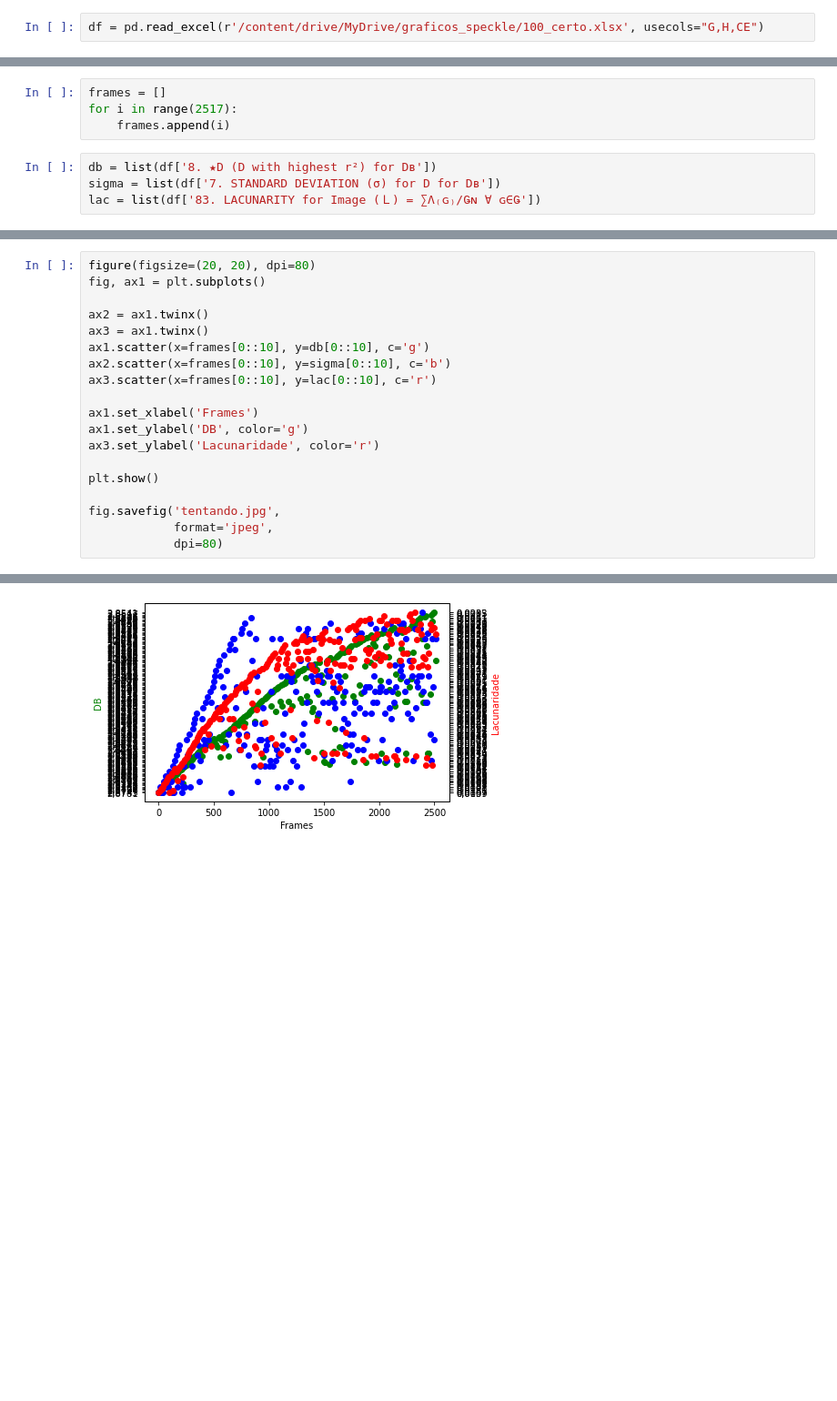
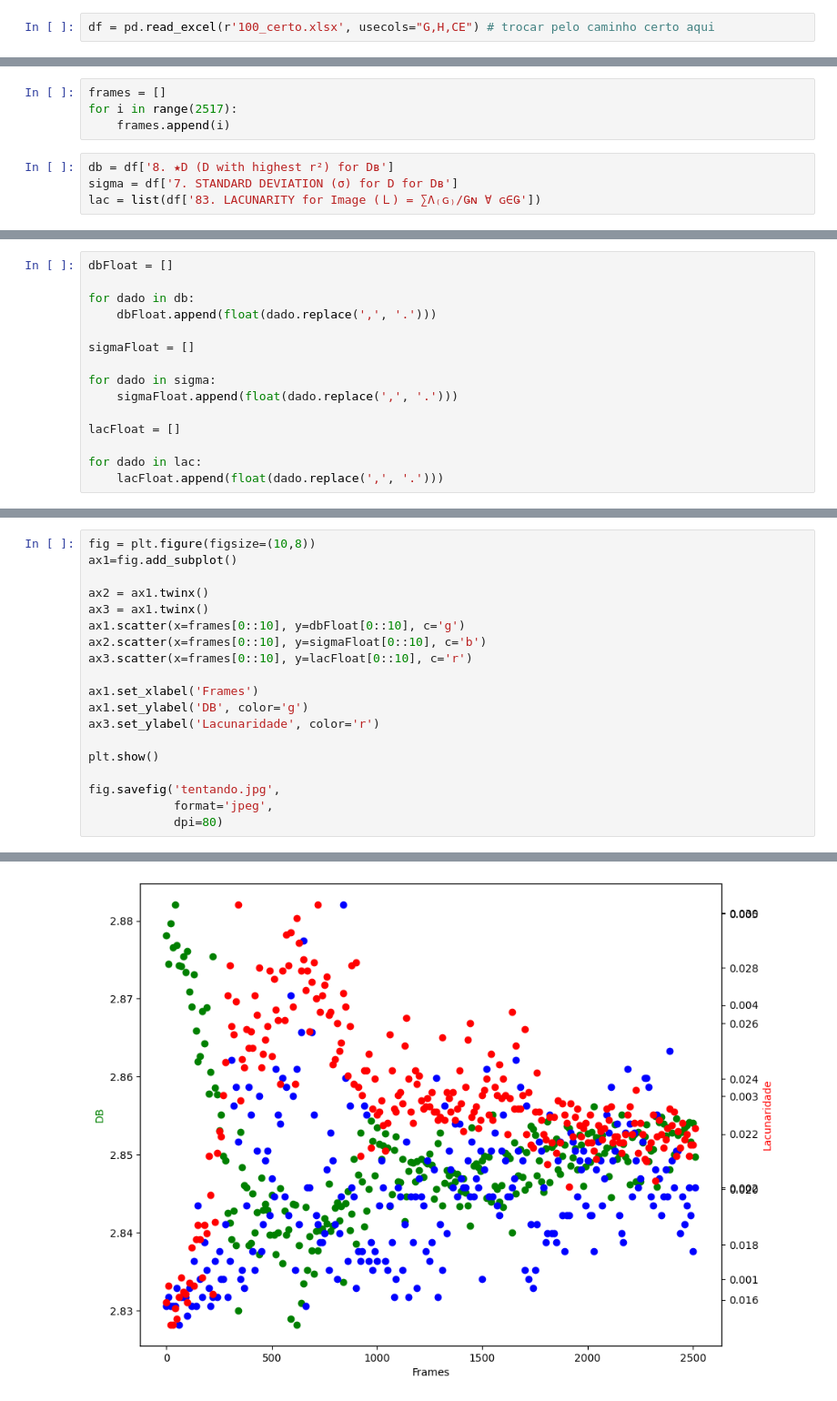
Before and after one commit to barbarabraune/graficos_speckle, a Jupyter notebook: tres_graf.ipynb, the cells around one changed output, grey strips where cells are left out. Shown at 91% size. Saved outputs shown, nothing was run; the diff lists cells and outputs as text; blank space fills up the shorter version.

```diff
--- a/tres_graf.ipynb
+++ b/tres_graf.ipynb
@@ -7,4 +8,4 @@ cd /content/drive/MyDrive/graficos_speckle/
 # %% [output]
 /content/drive/MyDrive/graficos_speckle
 # %%
-df = pd.read_excel(r'/content/drive/MyDrive/graficos_speckle/100_certo.xlsx', usecols="G,H,CE")
+df = pd.read_excel(r'100_certo.xlsx', usecols="G,H,CE") # trocar pelo caminho certo aqui
@@ -28,6 +14,6 @@ frames = []
 for i in range(2517):
     frames.append(i)
 # %%
-db = list(df['8. ★D (D with highest r²) for Dʙ'])
-sigma = list(df['7. STANDARD DEVIATION (σ) for D for Dʙ'])
+db = df['8. ★D (D with highest r²) for Dʙ']
+sigma = df['7. STANDARD DEVIATION (σ) for D for Dʙ']
 lac = list(df['83. LACUNARITY for Image (Ｌ) = ∑Λ₍ɢ₎/Ǥɴ ∀ ɢ∈Ǥ'])
@@ -45,0 +24,15 @@ print(lac[0::10])
+# %%
+dbFloat = []
+
+for dado in db:
+    dbFloat.append(float(dado.replace(',', '.')))
+
+sigmaFloat = []
+
+for dado in sigma:
+    sigmaFloat.append(float(dado.replace(',', '.')))
+
+lacFloat = []
+
+for dado in lac:
+    lacFloat.append(float(dado.replace(',', '.')))
@@ -91,12 +99,12 @@ plt.show()
 # %%
-figure(figsize=(20, 20), dpi=80)
-fig, ax1 = plt.subplots()
+fig = plt.figure(figsize=(10,8))
+ax1=fig.add_subplot()
 
 ax2 = ax1.twinx()
 ax3 = ax1.twinx()
-ax1.scatter(x=frames[0::10], y=db[0::10], c='g')
-ax2.scatter(x=frames[0::10], y=sigma[0::10], c='b')
-ax3.scatter(x=frames[0::10], y=lac[0::10], c='r')
+ax1.scatter(x=frames[0::10], y=dbFloat[0::10], c='g')
+ax2.scatter(x=frames[0::10], y=sigmaFloat[0::10], c='b')
+ax3.scatter(x=frames[0::10], y=lacFloat[0::10], c='r')
 
 ax1.set_xlabel('Frames')
 ax1.set_ylabel('DB', color='g')
@@ -112 +119 @@ fig.savefig('tentando.jpg',
-[figure, old version]
+[figure, new version]
```
Also changed, not shown: parts of 17 cells of this notebook, 6 other files.
